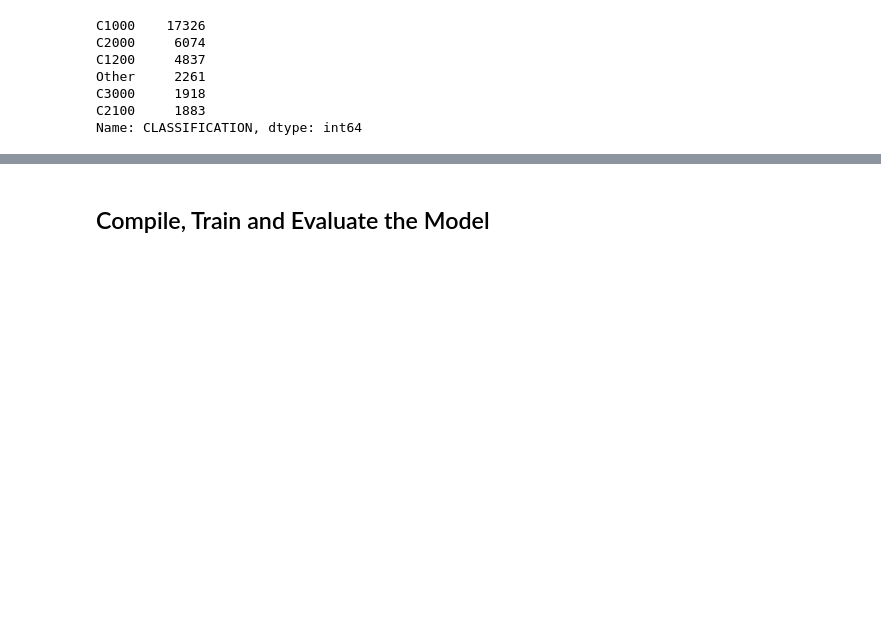
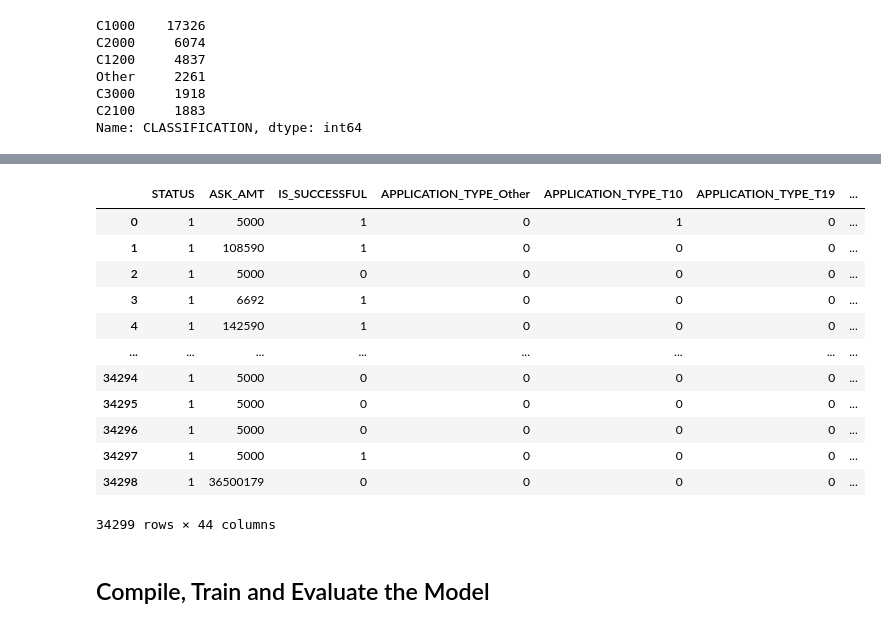
Before and after one commit to cheibergam/deep-learning-challenge, a Jupyter notebook: charity.ipynb, the cells around one changed output, grey strips where cells are left out. Saved outputs shown, nothing was run; the diff lists cells and outputs as text; code cells hidden in the pictures; blank space fills up the shorter version.

Commit message:
Development of step 1 (Preprocess the Data) is complete.

```diff
--- a/charity.ipynb
+++ b/charity.ipynb
@@ -123,7 +140,8 @@ C6100        1
 Name: CLASSIFICATION, Length: 71, dtype: int64
 # %%
 # You may find it helpful to look at CLASSIFICATION value counts >1
-#  YOUR CODE GOES HERE
+application_classification_counts = application_df['CLASSIFICATION'].value_counts()
+application_classification_counts.loc[lambda x : x>1]
 # %% [output]
 C1000    17326
 C2000     6074
@@ -145,7 +163,12 @@ Name: CLASSIFICATION, dtype: int64
 # %%
 # Choose a cutoff value and create a list of classifications to be replaced
 # use the variable name `classifications_to_replace`
-#  YOUR CODE GOES HERE
+cutoff = 1883
+classifications_to_replace = []
+
+for app_classification in application_classification_counts.index:
+    if application_classification_counts[app_classification] < cutoff:
+        classifications_to_replace.append(app_classification)
 
 # Replace in dataframe
 for cls in classifications_to_replace:
@@ -163,0 +202,4 @@ Name: CLASSIFICATION, dtype: int64
+# %%
+# Generate our categorical variable lists
+application_cat = application_df.dtypes[application_df.dtypes == "object"].index.tolist()
+application_cat
@@ -164,3 +214,4 @@ Name: CLASSIFICATION, dtype: int64
 # %%
 # Convert categorical data to numeric with `pd.get_dummies`
-#  YOUR CODE GOES HERE
+dummies_df = pd.get_dummies(application_df[application_cat], columns=application_cat)
+dummies_df
@@ -167,2 +232,21 @@ Name: CLASSIFICATION, dtype: int64
+# %%
+# Merging the generated dummies with the data frame, and dropping the originals
+application_df = application_df.merge(dummies_df, left_index=True, right_index=True)
+application_df = application_df.drop(columns = application_cat)
+application_df
+# %% [output]
+|  | STATUS | ASK_AMT | IS_SUCCESSFUL | APPLICATION_TYPE_Other | APPLICATION_TYPE_T10 | APPLICATION_TYPE_T19 | ... |
+| 0 | 1 | 5000 | 1 | 0 | 1 | 0 | ... |
+| 1 | 1 | 108590 | 1 | 0 | 0 | 0 | ... |
+| 2 | 1 | 5000 | 0 | 0 | 0 | 0 | ... |
+| 3 | 1 | 6692 | 1 | 0 | 0 | 0 | ... |
+| 4 | 1 | 142590 | 1 | 0 | 0 | 0 | ... |
+| ... | ... | ... | ... | ... | ... | ... | ... |
+| 34294 | 1 | 5000 | 0 | 0 | 0 | 0 | ... |
+| 34295 | 1 | 5000 | 0 | 0 | 0 | 0 | ... |
+| 34296 | 1 | 5000 | 0 | 0 | 0 | 0 | ... |
+| 34297 | 1 | 5000 | 1 | 0 | 0 | 0 | ... |
+| 34298 | 1 | 36500179 | 0 | 0 | 0 | 0 | ... |
+34299 rows × 44 columns
 # %%
 # Split our preprocessed data into our features and target arrays
```
Also changed, not shown: parts of 11 cells of this notebook, 1 other file.
